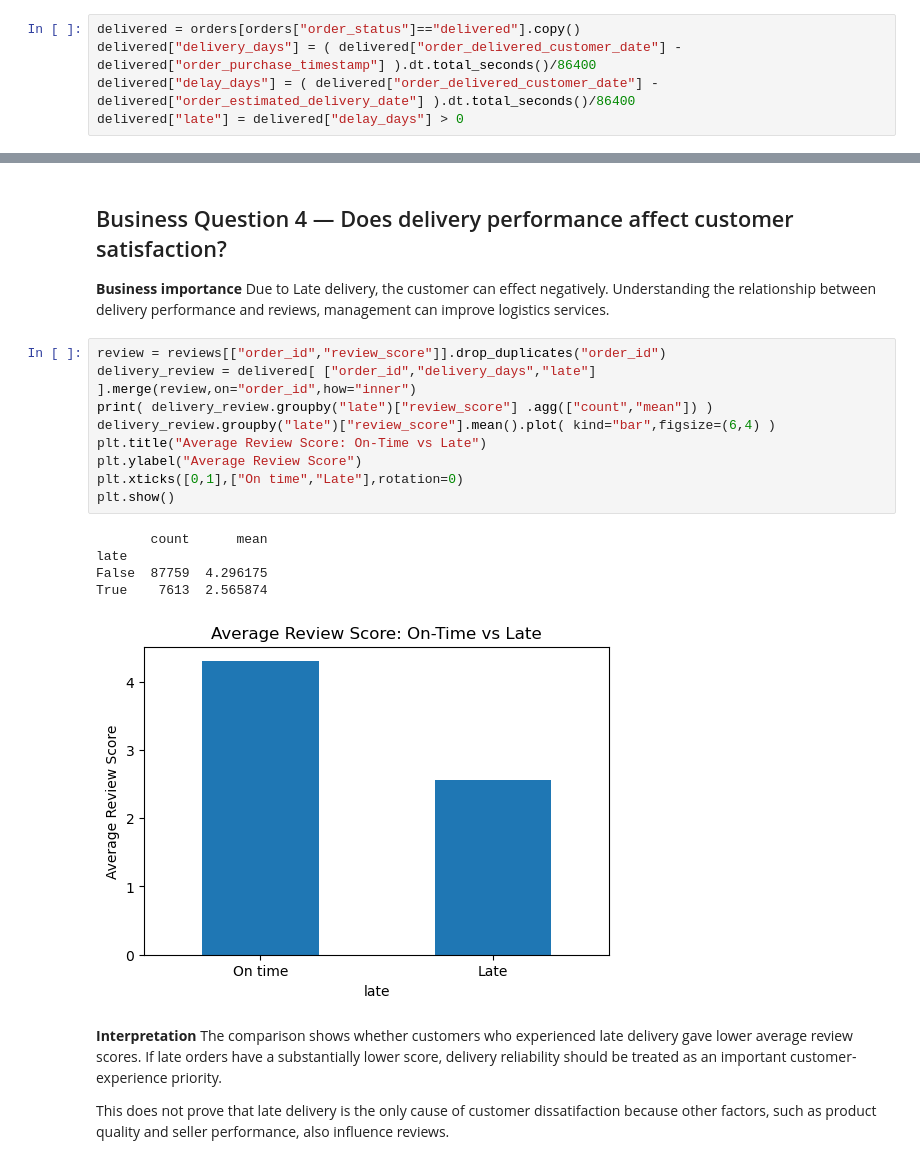
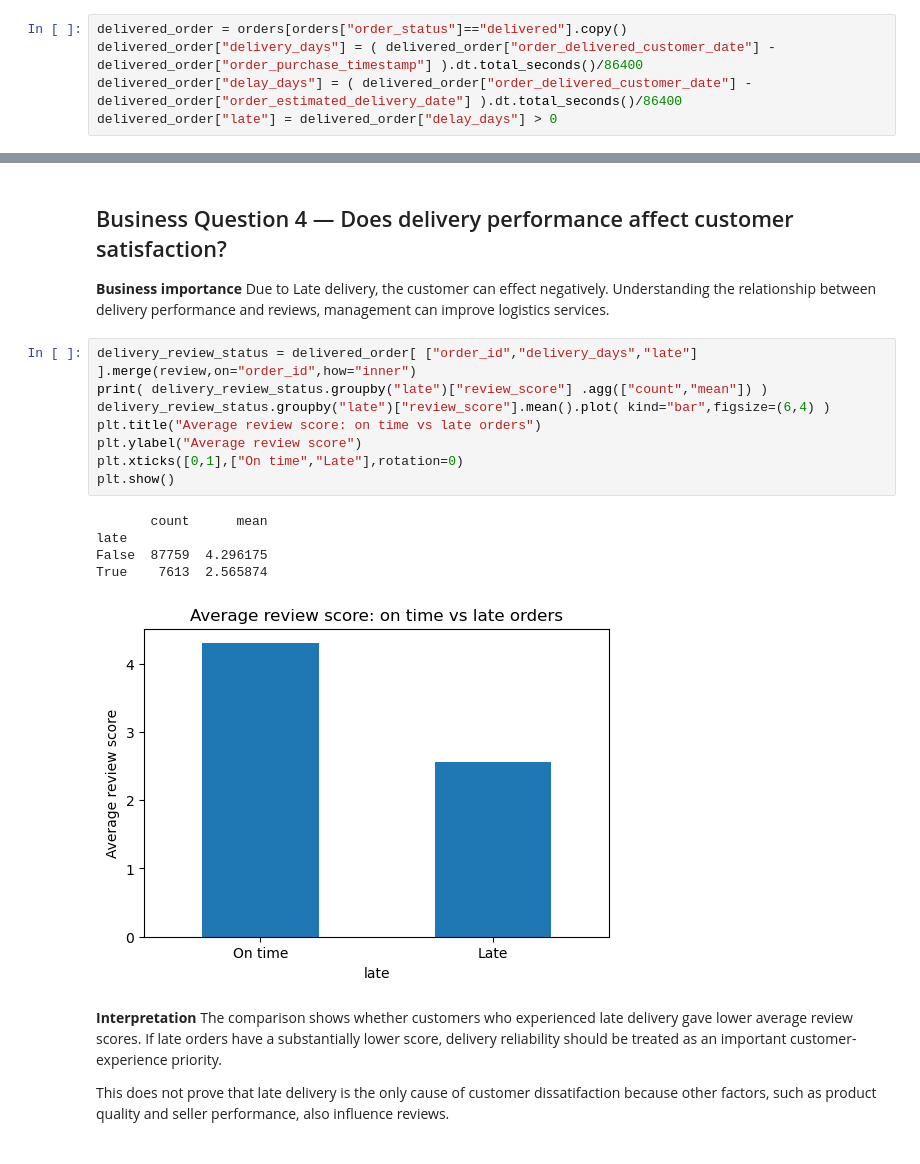
Before and after one commit to deepak324/e_commerce, a Jupyter notebook: brazilian.ipynb, the cells around one changed output, grey strips where cells are left out. Cells and saved outputs as stored; diff of their text form.

```diff
--- a/brazilian.ipynb
+++ b/brazilian.ipynb
@@ -189,10 +183,10 @@ products["category"] = products["product_category_name_english"].fillna( product
 # %% [markdown]
 For the main analysis, delivered orders are used for delivery-performance questions because actual delivery time cannot be calculated reliably for orders that were not delivered.
 # %%
-delivered = orders[orders["order_status"]=="delivered"].copy()
-delivered["delivery_days"] = ( delivered["order_delivered_customer_date"] - delivered["order_purchase_timestamp"] ).dt.total_seconds()/86400
-delivered["delay_days"] = ( delivered["order_delivered_customer_date"] - delivered["order_estimated_delivery_date"] ).dt.total_seconds()/86400
-delivered["late"] = delivered["delay_days"] > 0
+delivered_order = orders[orders["order_status"]=="delivered"].copy()
+delivered_order["delivery_days"] = ( delivered_order["order_delivered_customer_date"] - delivered_order["order_purchase_timestamp"] ).dt.total_seconds()/86400
+delivered_order["delay_days"] = ( delivered_order["order_delivered_customer_date"] - delivered_order["order_estimated_delivery_date"] ).dt.total_seconds()/86400
+delivered_order["late"] = delivered_order["delay_days"] > 0
 # %%
 # Creating analytical order-item dataset.
 
@@ -295,20 +289,19 @@ The results shows the states contributes more in generating revenue. The result
 **Business importance**
 Due to Late delivery, the customer can effect negatively. Understanding the relationship between delivery performance and reviews, management can improve logistics services.
 # %%
-review = reviews[["order_id","review_score"]].drop_duplicates("order_id")
-delivery_review = delivered[ ["order_id","delivery_days","late"] ].merge(review,on="order_id",how="inner")
-print( delivery_review.groupby("late")["review_score"] .agg(["count","mean"]) )
-delivery_review.groupby("late")["review_score"].mean().plot( kind="bar",figsize=(6,4) )
-plt.title("Average Review Score: On-Time vs Late")
-plt.ylabel("Average Review Score")
+delivery_review_status = delivered_order[ ["order_id","delivery_days","late"] ].merge(review,on="order_id",how="inner")
+print( delivery_review_status.groupby("late")["review_score"] .agg(["count","mean"]) )
+delivery_review_status.groupby("late")["review_score"].mean().plot( kind="bar",figsize=(6,4) )
+plt.title("Average review score: on time vs late orders")
+plt.ylabel("Average review score")
 plt.xticks([0,1],["On time","Late"],rotation=0)
 plt.show()
 # %% [output]
        count      mean
 late
 False  87759  4.296175
 True    7613  2.565874
-[figure, old version]
+[figure, new version]
 # %% [markdown]
 **Interpretation**
 The comparison shows whether customers who experienced late delivery gave lower average review scores. If late orders have a substantially lower score, delivery reliability should be treated as an important customer-experience priority.
```
Also changed, not shown: parts of 15 cells of this notebook, 1 other file.
